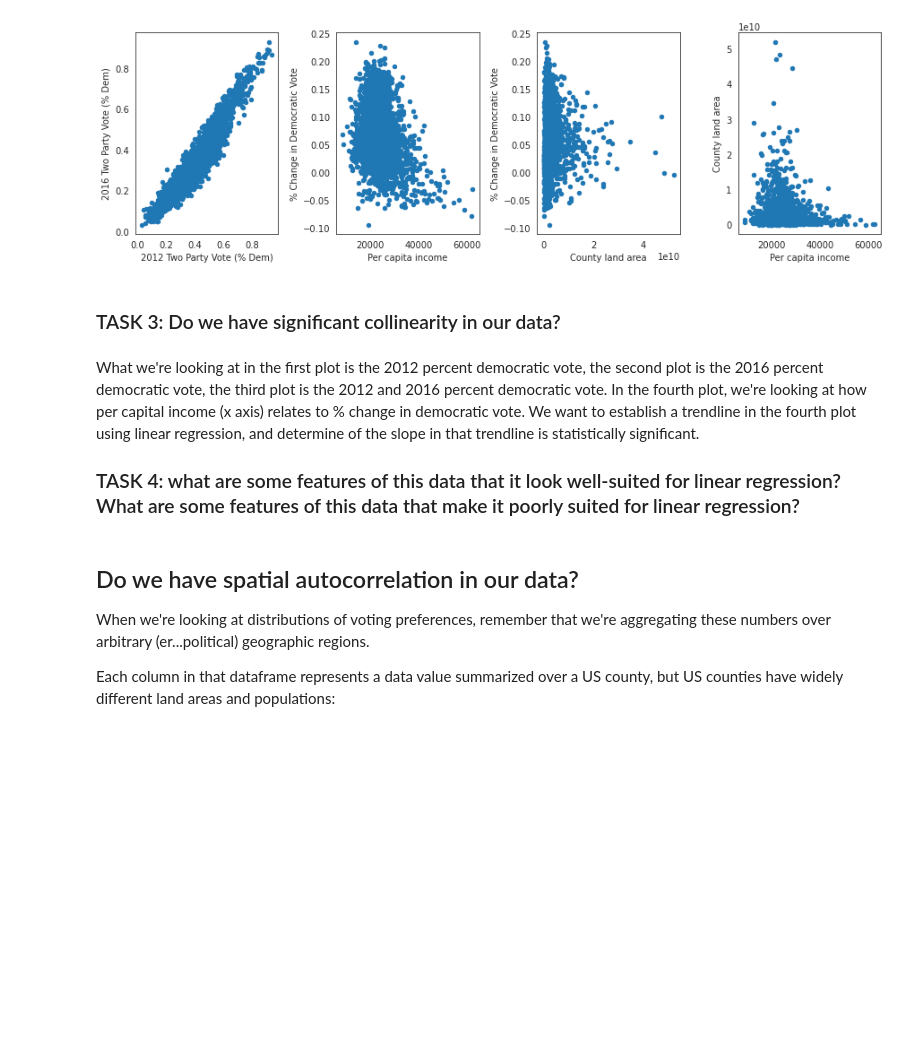
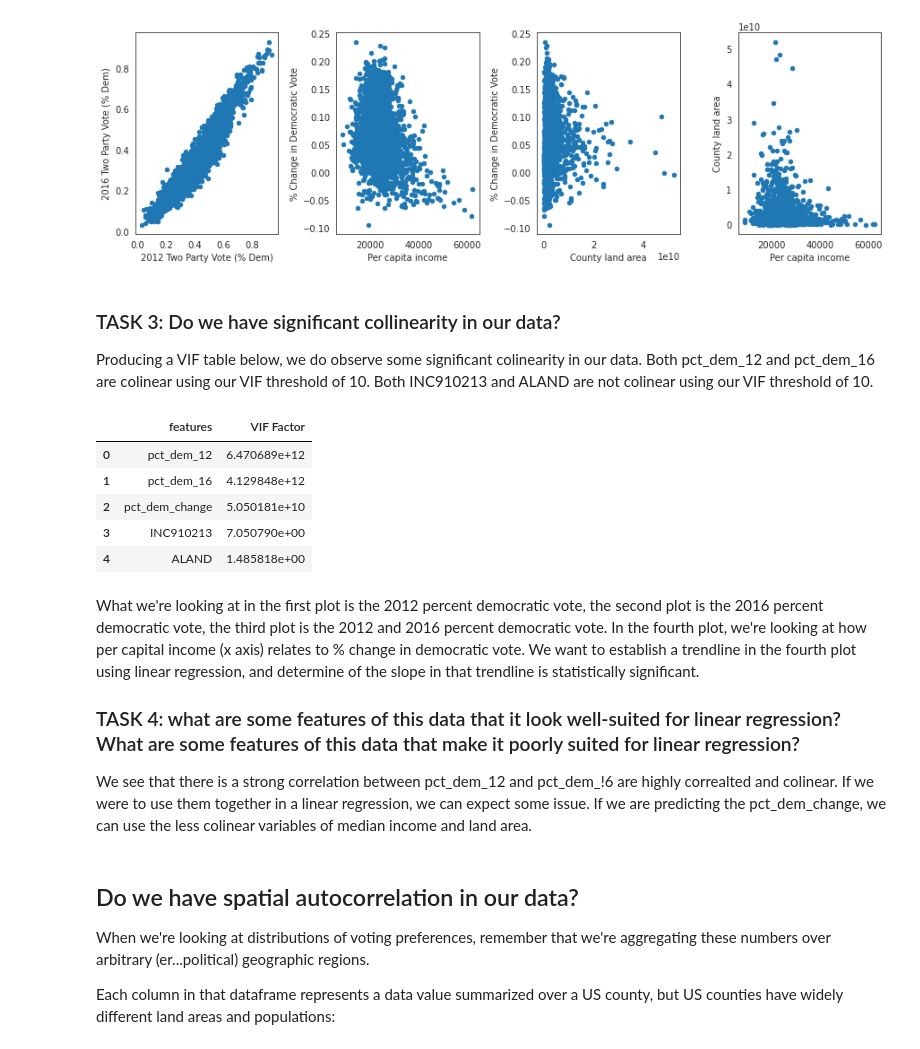
Before and after one commit to heyjoekim/EnvDatSci22, a Jupyter notebook: CodeSprints/autocorrelation_methods.ipynb, the cells around one changed output. Drawn from its saved outputs; the diff is of its cells as text; code cells hidden in the pictures; blank space fills up the shorter version.

Commit message:
answered all tasks, needs review

```diff
--- a/CodeSprints/autocorrelation_methods.ipynb
+++ b/CodeSprints/autocorrelation_methods.ipynb
@@ -142,12 +149,31 @@ plt.show()
 -0.08312272316914267
 -0.014495571366592337
 [figure]
-# %% [markdown]
-### TASK 3: Do we have significant collinearity in our data?
+# %% [markdown]
+### TASK 3: Do we have significant collinearity in our data?
+
+Producing a VIF table below, we do observe some significant colinearity in our data. Both pct_dem_12 and pct_dem_16 are colinear using our VIF threshold of 10. Both INC910213 and ALAND are not colinear using our VIF threshold of 10.
+# %%
+from statsmodels.stats.outliers_influence import variance_inflation_factor
+my_list = ['pct_dem_12','pct_dem_16','pct_dem_change','INC910213','ALAND']
+#Calculate VIFs on our dataset
+vif = pd.DataFrame()
+vif["features"] = votes[my_list].columns
+vif["VIF Factor"] = [variance_inflation_factor(votes[my_list].values, i) for i in range(votes[my_list].shape[1])]
+vif
+# %% [output]
+|  | features | VIF Factor |
+| 0 | pct_dem_12 | 6.470689e+12 |
+| 1 | pct_dem_16 | 4.129848e+12 |
+| 2 | pct_dem_change | 5.050181e+10 |
+| 3 | INC910213 | 7.050790e+00 |
+| 4 | ALAND | 1.485818e+00 |
 # %% [markdown]
 What we're looking at in the first plot is the 2012 percent democratic vote, the second plot is the 2016 percent democratic vote, the third plot is the 2012 and 2016 percent democratic vote. In the fourth plot, we're looking at how per capital income (x axis) relates to % change in democratic vote. We want to establish a trendline in the fourth plot using linear regression, and determine of the slope in that trendline is statistically significant.
 
 ### TASK 4: what are some features of this data that it look well-suited for linear regression? What are some features of this data that make it poorly suited for linear regression?
+
+We see that there is a strong correlation between pct_dem_12 and pct_dem_!6 are highly correalted and colinear. If we were to use them together in a linear regression, we can expect some issue. If we are predicting the pct_dem_change, we can use the less colinear variables of median income and land area.
 # %% [markdown]
 ## Do we have spatial autocorrelation in our data?
 When we're looking at distributions of voting preferences, remember that we're aggregating these numbers over arbitrary (er...political) geographic regions.
```
Also changed, not shown: parts of 39 cells of this notebook.
